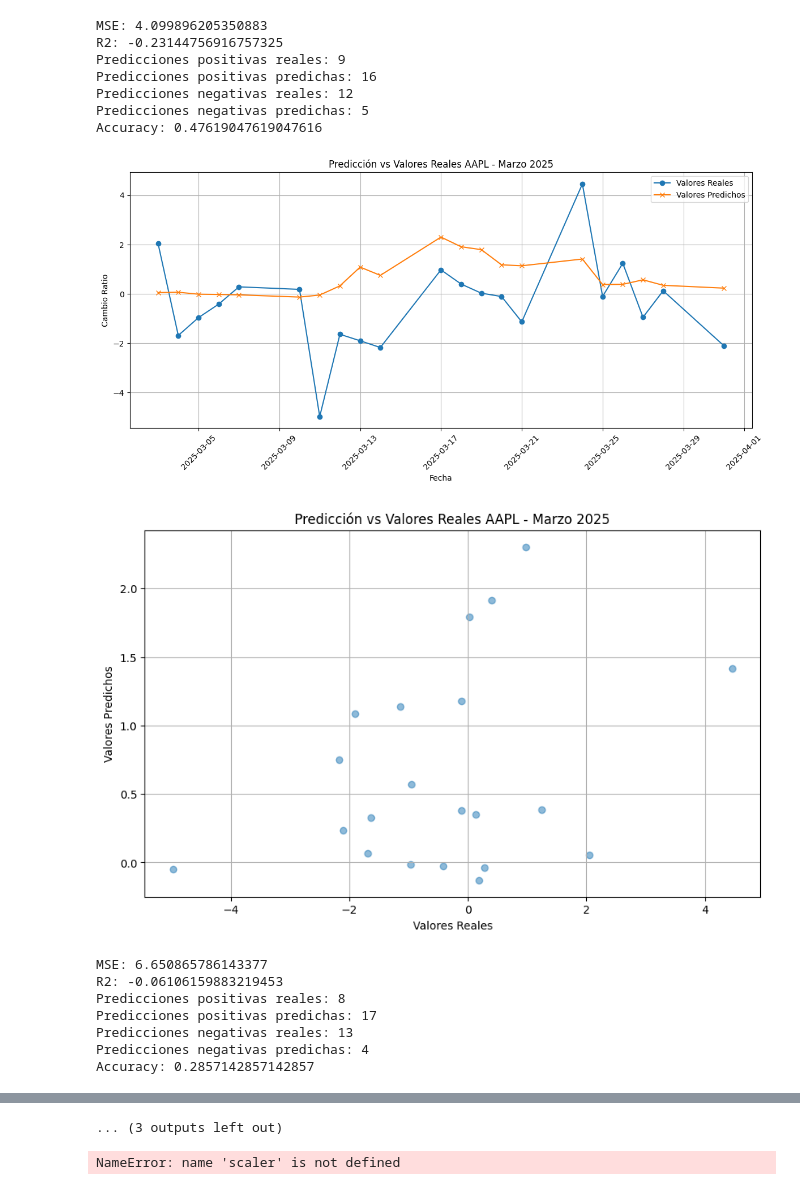
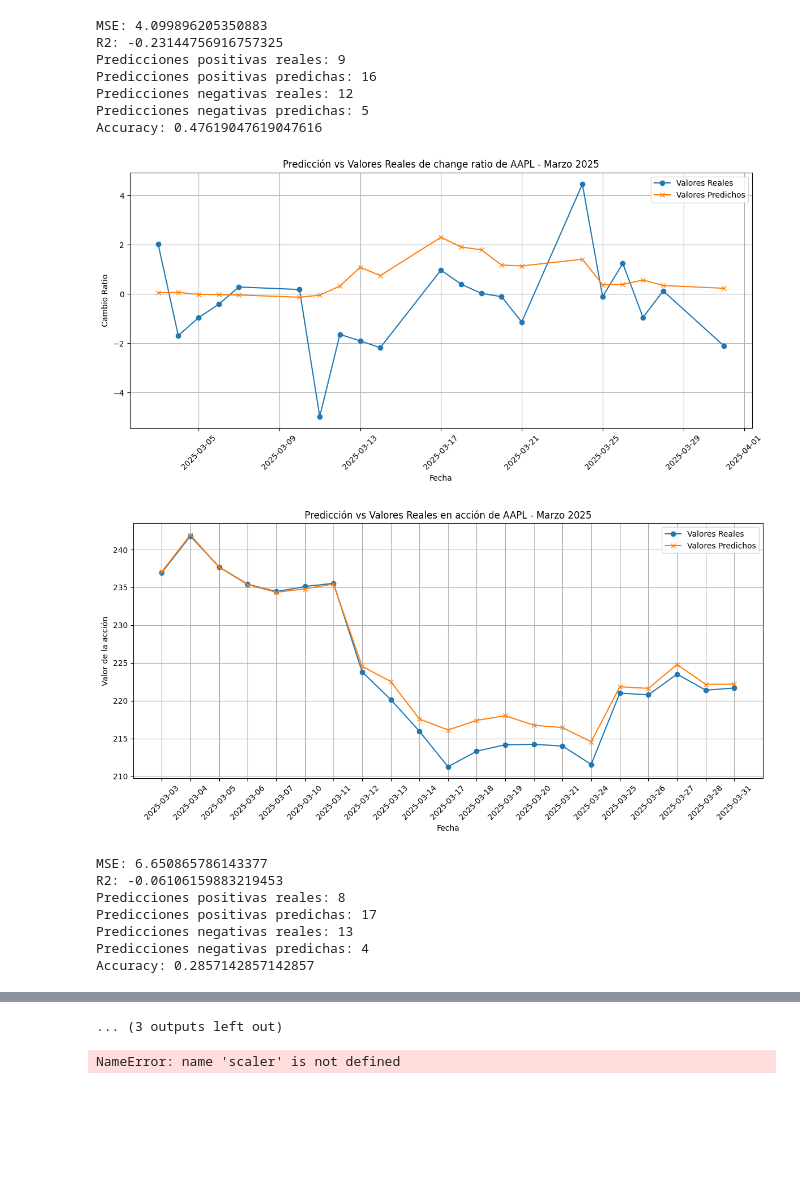
Before and after one commit to Ericson3100/Proyecto3DM, a Jupyter notebook: notebooks/4_Evaluation_Selection.ipynb, the cells around one changed output, grey strips where cells are left out. Drawn from its saved outputs; the diff is of its cells as text; code cells hidden in the pictures; blank space fills up the shorter version.

```diff
--- a/notebooks/4_Evaluation_Selection.ipynb
+++ b/notebooks/4_Evaluation_Selection.ipynb
@@ -121,6 +135,14 @@ apple_test=pd.read_csv('../data/processed/AAPL_test.csv')
 amazon_test=pd.read_csv('../data/processed/AMZN_test.csv')
 google_test=pd.read_csv('../data/processed/GOOGL_test.csv')
 msft_test=pd.read_csv('../data/processed/MSFT_test.csv')
+
+#Cargar los valores reales de las acciones a lo largo del mes de marzo del 2025 para cada acción.
+#Serían los valores de 'Close_lag_1' de cada acción.
+nvidia_real=nvidia_test['Close_lag_1'].values
+apple_real=apple_test['Close_lag_1'].values
+amazon_real=amazon_test['Close_lag_1'].values
+google_real=google_test['Close_lag_1'].values
+msft_real=msft_test['Close_lag_1'].values
 # %%
 #Finalmente se escalan los datos. Se utiliza el modelo de PCA de cada acción para transformar los datos de cada acción.
 #
@@ -167,25 +189,25 @@ google_pred=pd.Series(google_pred)
 msft_pred=pd.Series(msft_pred)
 # %%
 #Acción de Apple
-plot_stock_prediction(apple_pred, apple_test_y, 'AAPL')
+plot_stock_prediction(apple_pred, apple_test_y, 'AAPL', apple_real)
 #Acción de Amazon
-plot_stock_prediction(amazon_pred, amazon_test_y, 'AMZN')
+plot_stock_prediction(amazon_pred, amazon_test_y, 'AMZN', amazon_real)
 #Acción de Google
-plot_stock_prediction(google_pred, google_test_y, 'GOOGL')
+plot_stock_prediction(google_pred, google_test_y, 'GOOGL', google_real)
 #Acción de Microsoft
-plot_stock_prediction(msft_pred, msft_test_y, 'MSFT')
+plot_stock_prediction(msft_pred, msft_test_y, 'MSFT', msft_real)
 #Acción de Nvidia
-plot_stock_prediction(nvidia_pred, nvidia_test_y, 'NVDA')
+plot_stock_prediction(nvidia_pred, nvidia_test_y, 'NVDA', nvidia_real)
 # %% [output]
 MSE: 4.099896205350883
 R2: -0.23144756916757325
 Predicciones positivas reales: 9
 Predicciones positivas predichas: 16
 Predicciones negativas reales: 12
 Predicciones negativas predichas: 5
 Accuracy: 0.47619047619047616
-[figure, old version]
+[figure, new version]
-[figure, old version]
+[figure, new version]
 MSE: 6.650865786143377
 R2: -0.06106159883219453
 Predicciones positivas reales: 8
```
Also changed, not shown: parts of 3 cells of this notebook.
